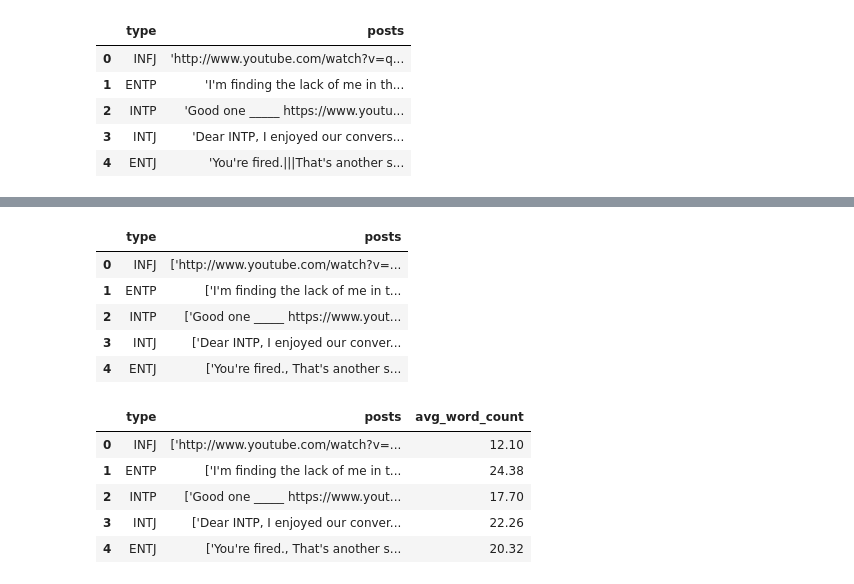
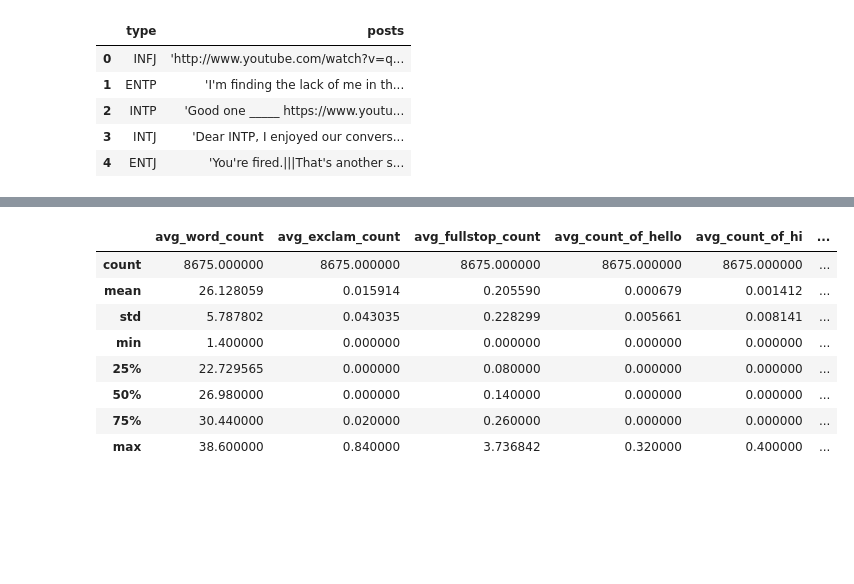
Before and after one commit to pgphi/Data_Mining_MBTI, a Jupyter notebook: Feature_Generation.ipynb, the cells around one changed output, grey strips where cells are left out. Drawn from its saved outputs; the diff is of its cells as text; code cells hidden in the pictures; blank space fills up the shorter version.

```diff
--- a/Feature_Generation.ipynb
+++ b/Feature_Generation.ipynb
@@ -118,0 +214,6 @@ df["posts"] = df["posts"].apply(convert_posts_to_list)
+# %%
+df["posts"] = df["posts"].apply(remove_trailing_3_dots)
+df["posts"] = df["posts"].apply(replace_url_with_domain)
+df["avg_exclam_count"] = df["posts"].apply(avg_exclamation_mark_count)
+df["avg_fullstop_count"] = df["posts"].apply(avg_full_stop_count)
+df.head()
@@ -118,0 +227,7 @@ df["posts"] = df["posts"].apply(convert_posts_to_list)
+# %%
+#Correct expressive lenghening
+df["posts"] = df["posts"].apply(correct_expressive_lengthening)
+# %%
+df["avg_count_of_hello"] = df["posts"].apply(avg_count_of_hello)
+df["avg_count_of_hi"] = df["posts"].apply(avg_count_of_hi)
+df.head()
@@ -118,0 +241,10 @@ df["posts"] = df["posts"].apply(convert_posts_to_list)
+# %%
+df["posts"] = df["posts"].apply(remove_non_alphabetical_characters)
+
+df["avg_count_of_extroverted_bigrams"] = df["posts"].apply(avg_count_of_extroverted_bigrams)
+df["avg_count_of_extroverted_stylistic_impressions"] = df["posts"].apply(avg_count_of_extroverted_stylistic_impressions)
+df["avg_count_of_interoverted_quantifiers"] = df["posts"].apply(avg_count_of_interoverted_quantifiers)
+df["avg_count_of_introverted_first_person_singular_pronoun"] = df["posts"].apply(avg_count_of_introverted_first_person_singular_pronoun)
+df["avg_count_of_introverted_negations"] = df["posts"].apply(avg_count_of_introverted_negations)
+
+df.head()
@@ -119,9 +258,12 @@ df["posts"] = df["posts"].apply(convert_posts_to_list)
 # %%
-df.head()
+df.describe()
 # %% [output]
-|  | type | posts |
-| 0 | INFJ | ['http://www.youtube.com/watch?v=... |
-| 1 | ENTP | ['I'm finding the lack of me in t... |
-| 2 | INTP | ['Good one _____ https://www.yout... |
-| 3 | INTJ | ['Dear INTP, I enjoyed our conver... |
-| 4 | ENTJ | ['You're fired., That's another s... |
+|  | avg_word_count | avg_exclam_count | avg_fullstop_count | avg_count_of_hello | avg_count_of_hi | ... |
+| count | 8675.000000 | 8675.000000 | 8675.000000 | 8675.000000 | 8675.000000 | ... |
+| mean | 26.128059 | 0.015914 | 0.205590 | 0.000679 | 0.001412 | ... |
+| std | 5.787802 | 0.043035 | 0.228299 | 0.005661 | 0.008141 | ... |
+| min | 1.400000 | 0.000000 | 0.000000 | 0.000000 | 0.000000 | ... |
+| 25% | 22.729565 | 0.000000 | 0.080000 | 0.000000 | 0.000000 | ... |
+| 50% | 26.980000 | 0.000000 | 0.140000 | 0.000000 | 0.000000 | ... |
+| 75% | 30.440000 | 0.020000 | 0.260000 | 0.000000 | 0.000000 | ... |
+| max | 38.600000 | 0.840000 | 3.736842 | 0.320000 | 0.400000 | ... |
@@ -131,10 +269,0 @@ def avg_word_count(posts: list) -> float:
-# %%
-df["avg_word_count"] = df["posts"].apply(avg_word_count)
-df.head()
-# %% [output]
-|  | type | posts | avg_word_count |
-| 0 | INFJ | ['http://www.youtube.com/watch?v=... | 12.10 |
-| 1 | ENTP | ['I'm finding the lack of me in t... | 24.38 |
-| 2 | INTP | ['Good one _____ https://www.yout... | 17.70 |
-| 3 | INTJ | ['Dear INTP, I enjoyed our conver... | 22.26 |
-| 4 | ENTJ | ['You're fired., That's another s... | 20.32 |
```
Also changed, not shown: parts of 19 cells of this notebook.
